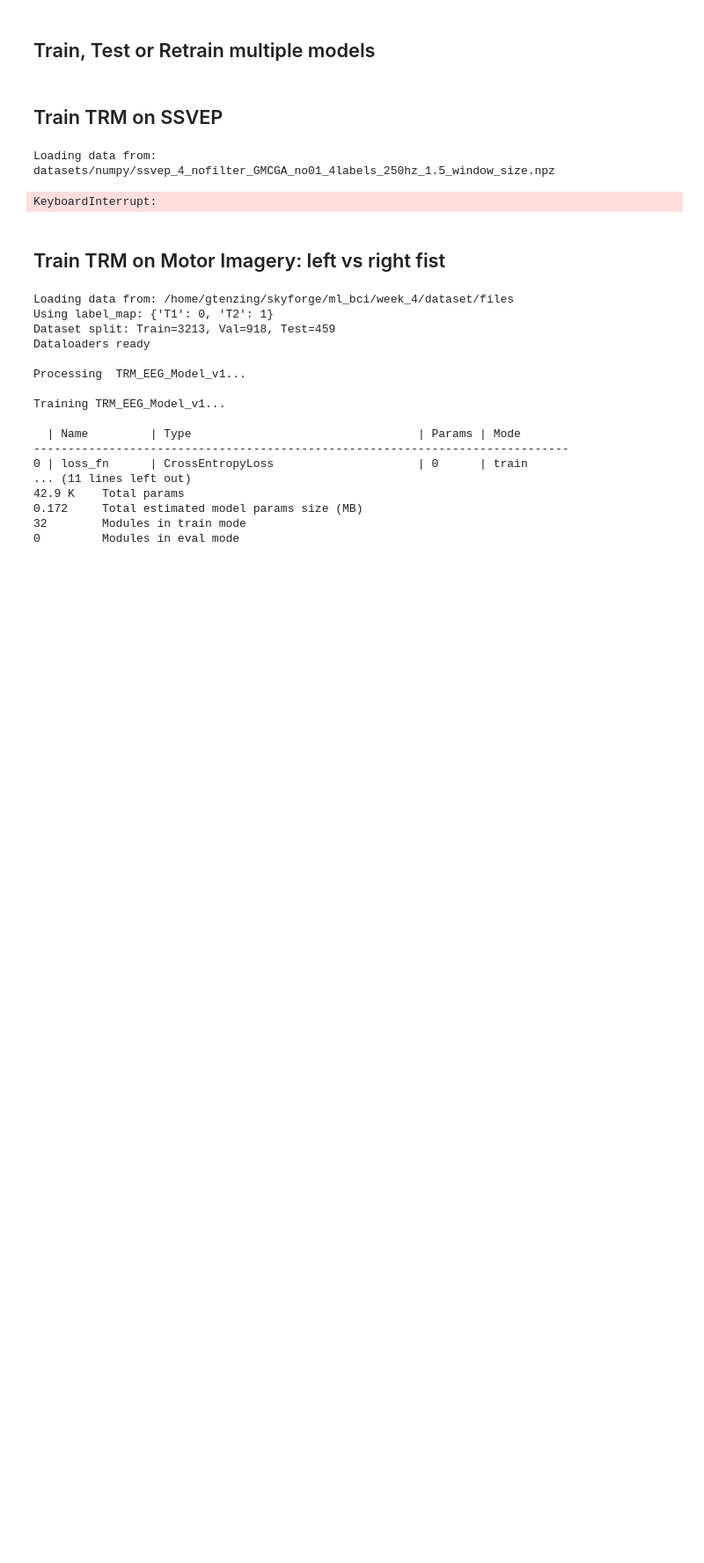
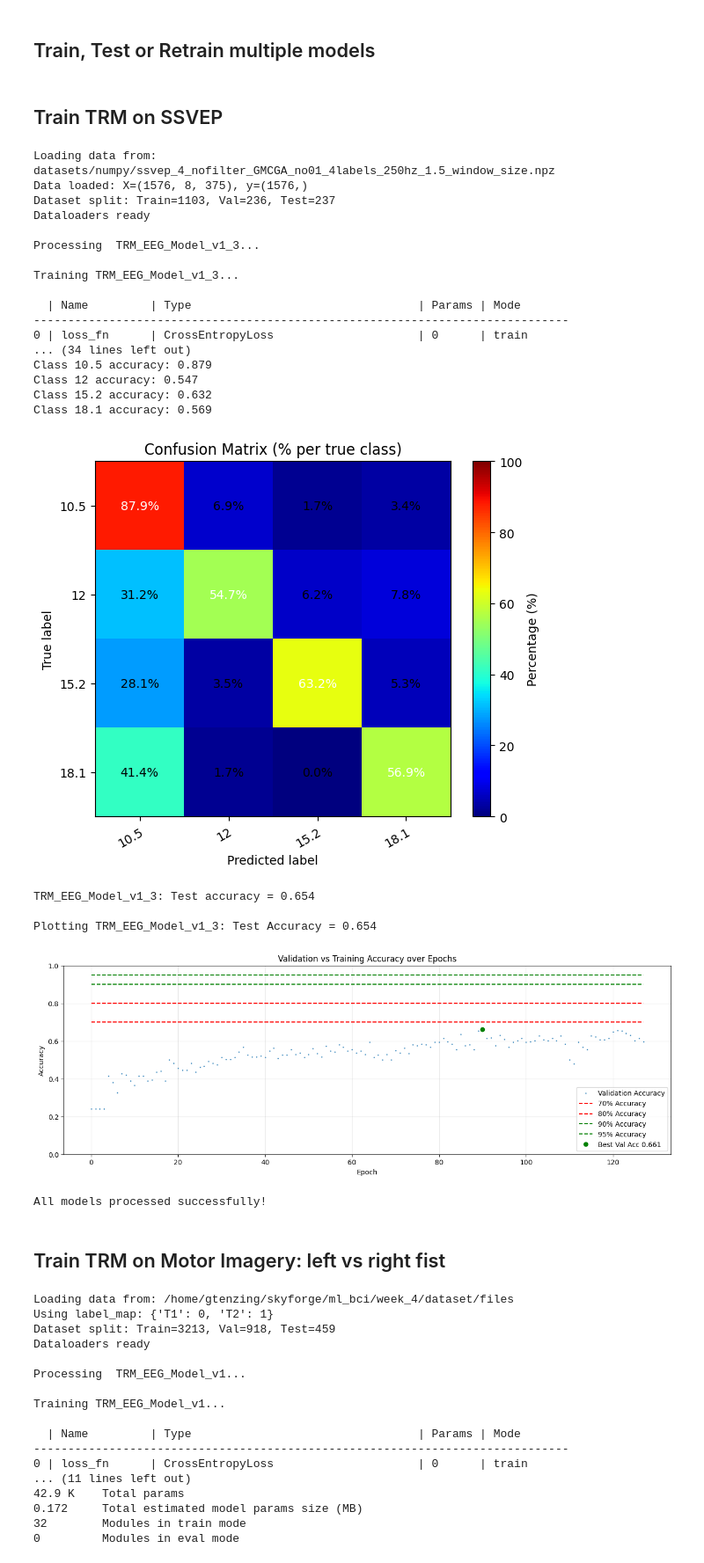
Before and after one commit to GeorgTenzing/EEG_Classification, a Jupyter notebook: Main.ipynb, the cells around one changed output. Shown at 88% size. Cells and saved outputs as stored; diff of their text form; code cells hidden in the pictures; blank space fills up the shorter version.

Commit message:
collecting trm data

```diff
--- a/Main.ipynb
+++ b/Main.ipynb
@@ -57,36 +57,60 @@ from Dataset_torch import EEGDataset_with_filters
 from TRM import TRM_EEG_Model_v1, TRM_EEG_Model_v1_2, TRM_EEG_Model_v1_3, TRM_EEG_Model_v1_4, TRM_EEG_Model_v1_5
 models = [
         # TRM_EEG_Model_v1,
         # TRM_EEG_Model_v1_2,
-        # TRM_EEG_Model_v1_3,
+        TRM_EEG_Model_v1_3,
         # TRM_EEG_Model_v1_4,
-        TRM_EEG_Model_v1_5,
+        # TRM_EEG_Model_v1_5,
 ]
 
 shared_parameters_ssvep = {
     "data_path": "datasets/numpy/ssvep_4_nofilter_GMCGA_no01_4labels_250hz_1.5_window_size.npz",
 
     "DATASET_CLASS": EEGDataset_with_filters,
 
     "NOTCH_50": True,
     "OCCIPITAL_SLICE": slice(0, 8),
 
     "MAX_TIME": "00:00:10:00",
     "MODEL_KWARGS": {
         "in_channels": 8,
         "num_classes": 4,
         "class_labels": [10.5, 12, 15.2, 18.1],
         "class_weights": [1.0, 1.0, 1.0, 1.0],
     },
     "SUMMARY": True,
     # "skip_training": True,
     # "LOAD_CHECKPOINT": "logs/TRM_EEG_Model_v1/version_9_4ssvep_945/checkpoints/best-2491-val_acc=0.953.ckpt",
     # "LOAD_CHECKPOINT": "logs/TRM_EEG_Model_v1_4/version_2/checkpoints/best-36-val_acc=0.517.ckpt",
+    # "LOAD_CHECKPOINT": "logs/TRM_EEG_Model_v1_3/version_2_4ssvep_903_10min/checkpoints/best-920-val_acc=0.873.ckpt",
+
+
 }
 results, test_loader = run_multiple_models(models, shared_parameters_ssvep)
 # %% [output]
 Loading data from: datasets/numpy/ssvep_4_nofilter_GMCGA_no01_4labels_250hz_1.5_window_size.npz
+Data loaded: X=(1576, 8, 375), y=(1576,)
+Dataset split: Train=1103, Val=236, Test=237
+Dataloaders ready
+
+Processing  TRM_EEG_Model_v1_3...
+
+Training TRM_EEG_Model_v1_3...
+
+  | Name         | Type                                 | Params | Mode
+------------------------------------------------------------------------------
+0 | loss_fn      | CrossEntropyLoss                     | 0      | train
+... (34 lines left out)
+Class 10.5 accuracy: 0.879
+Class 12 accuracy: 0.547
+Class 15.2 accuracy: 0.632
+Class 18.1 accuracy: 0.569
+[figure, added]
-KeyboardInterrupt:
+TRM_EEG_Model_v1_3: Test accuracy = 0.654
+
+Plotting TRM_EEG_Model_v1_3: Test Accuracy = 0.654
+[figure, added]
+All models processed successfully!
 # %% [markdown]
 ## Train TRM on Motor Imagery: left vs right fist
 # %%
```
Also changed, not shown: 7 other files.
